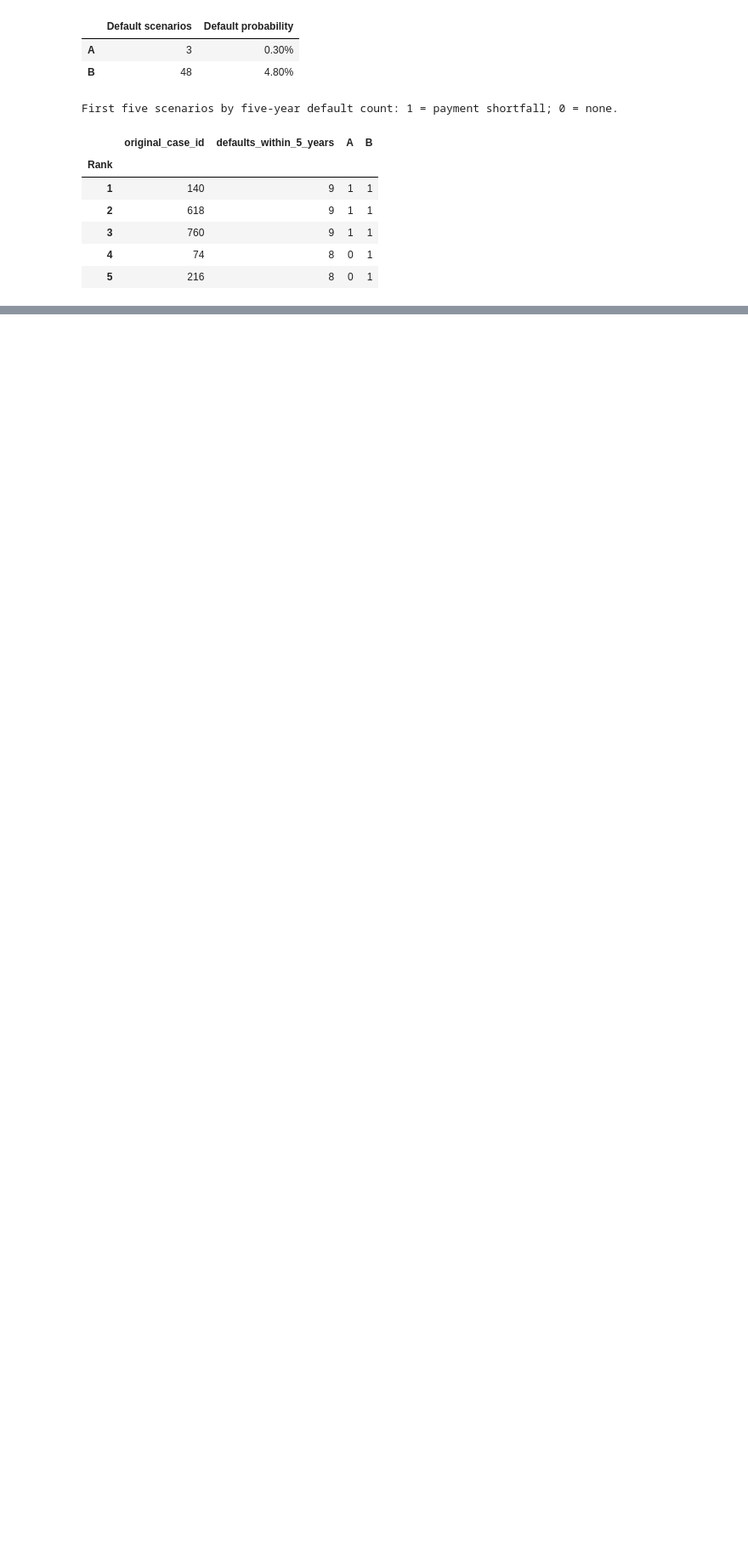
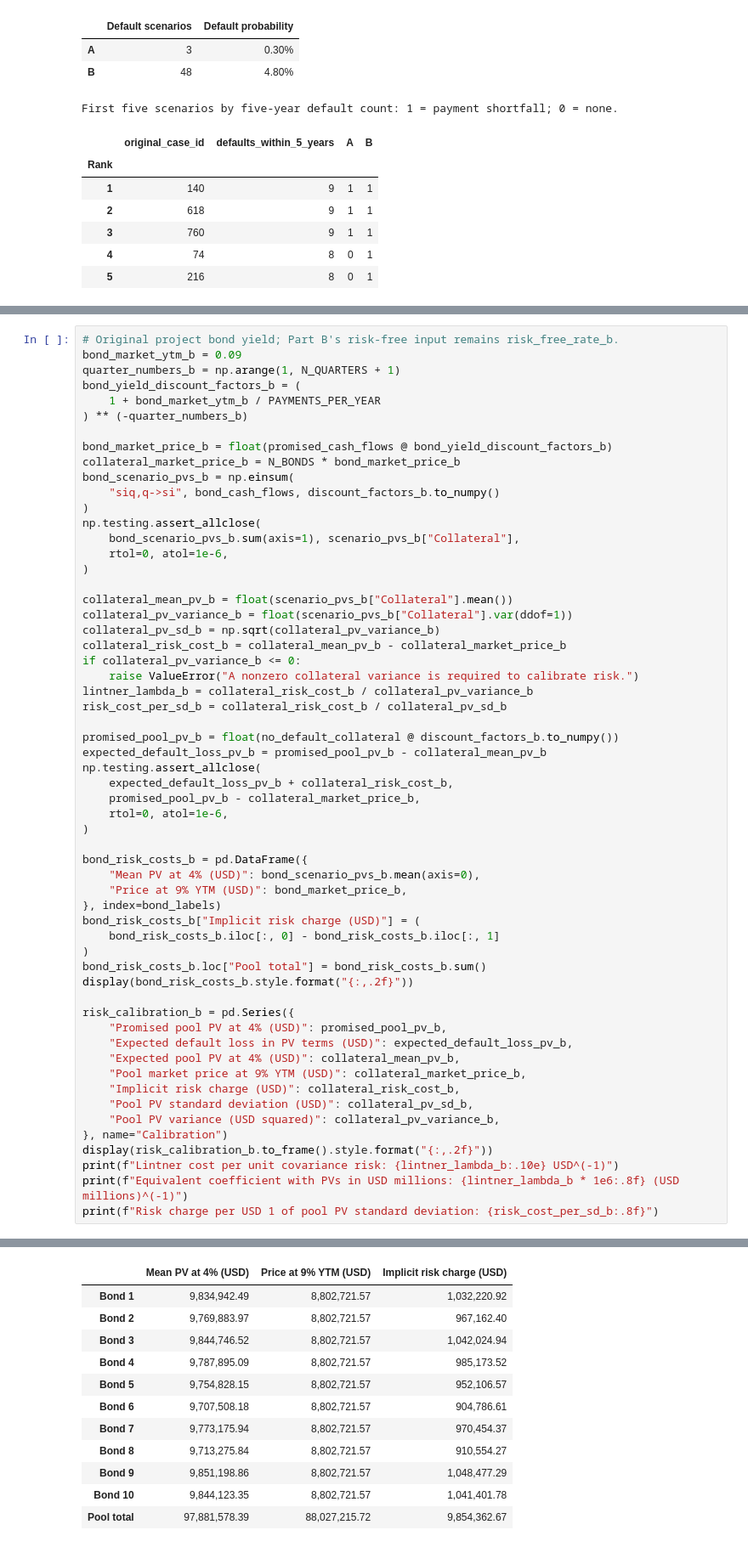
Before and after one commit to moctran/valuation_miniproject3, a Jupyter notebook: miniproject3_finalv2.ipynb, the cells around one changed output, grey strips where cells are left out. Shown at 85% size. Saved outputs shown, nothing was run; the diff lists cells and outputs as text; blank space fills up the shorter version.

Commit message:
Part 4-6 - first version

```diff
--- a/miniproject3_finalv2.ipynb
+++ b/miniproject3_finalv2.ipynb
@@ -1348,0 +1375,59 @@ First five scenarios by five-year default count: 1 = payment shortfall; 0 = none
+# %%
+# Original project bond yield; Part B's risk-free input remains risk_free_rate_b.
+bond_market_ytm_b = 0.09
+quarter_numbers_b = np.arange(1, N_QUARTERS + 1)
+bond_yield_discount_factors_b = (
+    1 + bond_market_ytm_b / PAYMENTS_PER_YEAR
+) ** (-quarter_numbers_b)
+
+bond_market_price_b = float(promised_cash_flows @ bond_yield_discount_factors_b)
+collateral_market_price_b = N_BONDS * bond_market_price_b
+bond_scenario_pvs_b = np.einsum(
+    "siq,q->si", bond_cash_flows, discount_factors_b.to_numpy()
+)
+np.testing.assert_allclose(
+    bond_scenario_pvs_b.sum(axis=1), scenario_pvs_b["Collateral"],
+    rtol=0, atol=1e-6,
+)
+
+collateral_mean_pv_b = float(scenario_pvs_b["Collateral"].mean())
+collateral_pv_variance_b = float(scenario_pvs_b["Collateral"].var(ddof=1))
+collateral_pv_sd_b = np.sqrt(collateral_pv_variance_b)
+collateral_risk_cost_b = collateral_mean_pv_b - collateral_market_price_b
+if collateral_pv_variance_b <= 0:
+    raise ValueError("A nonzero collateral variance is required to calibrate risk.")
+lintner_lambda_b = collateral_risk_cost_b / collateral_pv_variance_b
+risk_cost_per_sd_b = collateral_risk_cost_b / collateral_pv_sd_b
+
+promised_pool_pv_b = float(no_default_collateral @ discount_factors_b.to_numpy())
+expected_default_loss_pv_b = promised_pool_pv_b - collateral_mean_pv_b
+np.testing.assert_allclose(
+    expected_default_loss_pv_b + collateral_risk_cost_b,
+    promised_pool_pv_b - collateral_market_price_b,
+    rtol=0, atol=1e-6,
+)
+
+bond_risk_costs_b = pd.DataFrame({
+    "Mean PV at 4% (USD)": bond_scenario_pvs_b.mean(axis=0),
+    "Price at 9% YTM (USD)": bond_market_price_b,
+}, index=bond_labels)
+bond_risk_costs_b["Implicit risk charge (USD)"] = (
+    bond_risk_costs_b.iloc[:, 0] - bond_risk_costs_b.iloc[:, 1]
+)
+bond_risk_costs_b.loc["Pool total"] = bond_risk_costs_b.sum()
+display(bond_risk_costs_b.style.format("{:,.2f}"))
+
+risk_calibration_b = pd.Series({
+    "Promised pool PV at 4% (USD)": promised_pool_pv_b,
+    "Expected default loss in PV terms (USD)": expected_default_loss_pv_b,
+    "Expected pool PV at 4% (USD)": collateral_mean_pv_b,
+    "Pool market price at 9% YTM (USD)": collateral_market_price_b,
+    "Implicit risk charge (USD)": collateral_risk_cost_b,
+    "Pool PV standard deviation (USD)": collateral_pv_sd_b,
+    "Pool PV variance (USD squared)": collateral_pv_variance_b,
+}, name="Calibration")
+display(risk_calibration_b.to_frame().style.format("{:,.2f}"))
+print(f"Lintner cost per unit covariance risk: {lintner_lambda_b:.10e} USD^(-1)")
+print(f"Equivalent coefficient with PVs in USD millions: {lintner_lambda_b * 1e6:.8f} (USD millions)^(-1)")
+print(f"Risk charge per USD 1 of pool PV standard deviation: {risk_cost_per_sd_b:.8f}")
+# %% [output]
@@ -1348,0 +1437,12 @@ First five scenarios by five-year default count: 1 = payment shortfall; 0 = none
+|  | Mean PV at 4% (USD) | Price at 9% YTM (USD) | Implicit risk charge (USD) |
+| Bond 1 | 9,834,942.49 | 8,802,721.57 | 1,032,220.92 |
+| Bond 2 | 9,769,883.97 | 8,802,721.57 | 967,162.40 |
+| Bond 3 | 9,844,746.52 | 8,802,721.57 | 1,042,024.94 |
+| Bond 4 | 9,787,895.09 | 8,802,721.57 | 985,173.52 |
+| Bond 5 | 9,754,828.15 | 8,802,721.57 | 952,106.57 |
+| Bond 6 | 9,707,508.18 | 8,802,721.57 | 904,786.61 |
+| Bond 7 | 9,773,175.94 | 8,802,721.57 | 970,454.37 |
+| Bond 8 | 9,713,275.84 | 8,802,721.57 | 910,554.27 |
+| Bond 9 | 9,851,198.86 | 8,802,721.57 | 1,048,477.29 |
+| Bond 10 | 9,844,123.35 | 8,802,721.57 | 1,041,401.78 |
+| Pool total | 97,881,578.39 | 88,027,215.72 | 9,854,362.67 |
```
Also changed, not shown: parts of 9 cells of this notebook.
